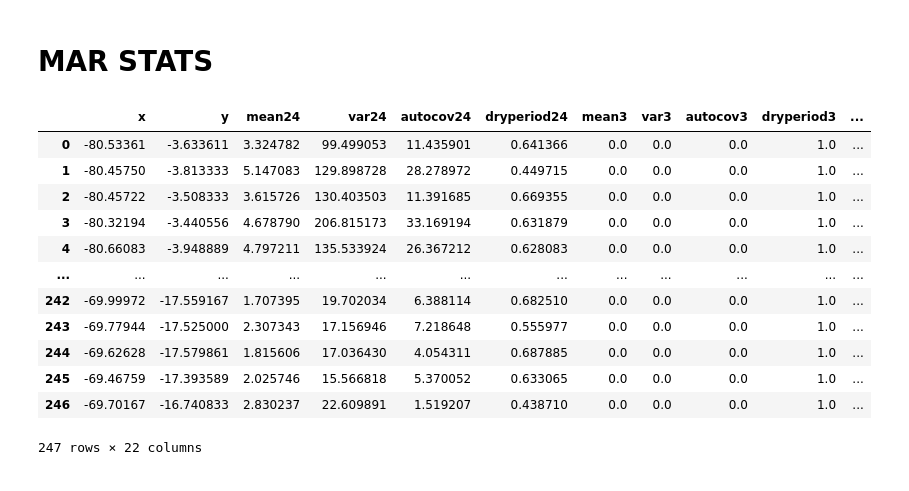
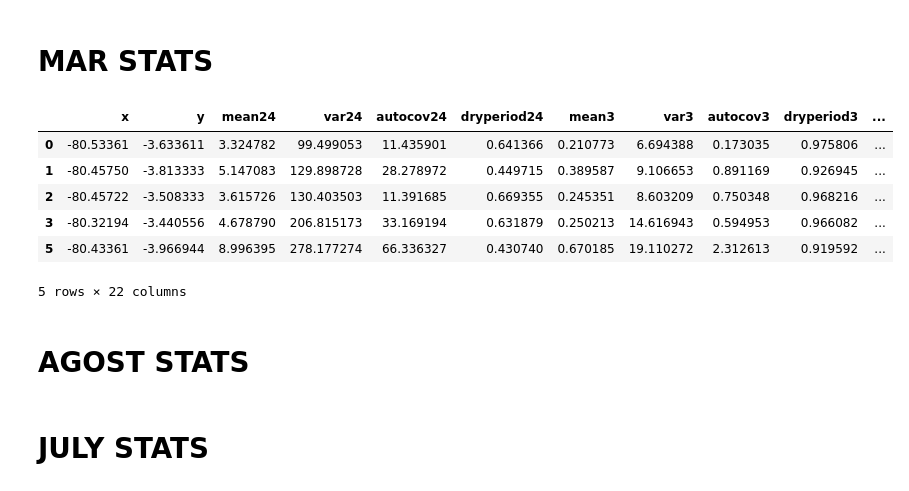
Before and after one commit to JoseZevallosR/TrmmCorrection, a Jupyter notebook: code/TRMM_Correction.ipynb, the cells around one changed output. Cells and saved outputs as stored; diff of their text form; code cells hidden in the pictures.

```diff
--- a/code/TRMM_Correction.ipynb
+++ b/code/TRMM_Correction.ipynb
@@ -248,19 +235,17 @@ mar_sat_daily,mar_obs_daily,daily_dates=common_period(rng,3,obs_daily,mar_sat_da
 posiciones,mar_sat_daily,mar_obs_daily,mar_sat_hourly=filter_months_complete(0.8,mar_obs_daily,mar_sat_daily,posiciones,mar_sat_hourly)
 # %%
 mar_sat_hourly_corrected=bias_correction(mar_sat_daily,mar_obs_daily,mar_hourly_date,mar_sat_hourly,daily_dates)
-# %%
-stats_month(mar_sat_hourly,mar_obs_daily,posiciones)
-# %% [output]
-|  | x | y | mean24 | var24 | autocov24 | dryperiod24 | mean3 | var3 | autocov3 | dryperiod3 | ... |
-| 0 | -80.53361 | -3.633611 | 3.324782 | 99.499053 | 11.435901 | 0.641366 | 0.0 | 0.0 | 0.0 | 1.0 | ... |
-| 1 | -80.45750 | -3.813333 | 5.147083 | 129.898728 | 28.278972 | 0.449715 | 0.0 | 0.0 | 0.0 | 1.0 | ... |
-| 2 | -80.45722 | -3.508333 | 3.615726 | 130.403503 | 11.391685 | 0.669355 | 0.0 | 0.0 | 0.0 | 1.0 | ... |
-| 3 | -80.32194 | -3.440556 | 4.678790 | 206.815173 | 33.169194 | 0.631879 | 0.0 | 0.0 | 0.0 | 1.0 | ... |
-| 4 | -80.66083 | -3.948889 | 4.797211 | 135.533924 | 26.367212 | 0.628083 | 0.0 | 0.0 | 0.0 | 1.0 | ... |
-| ... | ... | ... | ... | ... | ... | ... | ... | ... | ... | ... | ... |
-| 242 | -69.99972 | -17.559167 | 1.707395 | 19.702034 | 6.388114 | 0.682510 | 0.0 | 0.0 | 0.0 | 1.0 | ... |
-| 243 | -69.77944 | -17.525000 | 2.307343 | 17.156946 | 7.218648 | 0.555977 | 0.0 | 0.0 | 0.0 | 1.0 | ... |
-| 244 | -69.62628 | -17.579861 | 1.815606 | 17.036430 | 4.054311 | 0.687885 | 0.0 | 0.0 | 0.0 | 1.0 | ... |
-| 245 | -69.46759 | -17.393589 | 2.025746 | 15.566818 | 5.370052 | 0.633065 | 0.0 | 0.0 | 0.0 | 1.0 | ... |
-| 246 | -69.70167 | -16.740833 | 2.830237 | 22.609891 | 1.519207 | 0.438710 | 0.0 | 0.0 | 0.0 | 1.0 | ... |
-247 rows × 22 columns
+# %%
+mar_stats=stats_month(mar_sat_hourly_corrected,mar_obs_daily,posiciones,month=3)
+mar_stats[mar_stats.iloc[:,2:]<0]=np.NaN
+mar_stats=mar_stats.dropna()
+# %%
+mar_stats.head()
+# %% [output]
+|  | x | y | mean24 | var24 | autocov24 | dryperiod24 | mean3 | var3 | autocov3 | dryperiod3 | ... |
+| 0 | -80.53361 | -3.633611 | 3.324782 | 99.499053 | 11.435901 | 0.641366 | 0.210773 | 6.694388 | 0.173035 | 0.975806 | ... |
+| 1 | -80.45750 | -3.813333 | 5.147083 | 129.898728 | 28.278972 | 0.449715 | 0.389587 | 9.106653 | 0.891169 | 0.926945 | ... |
+| 2 | -80.45722 | -3.508333 | 3.615726 | 130.403503 | 11.391685 | 0.669355 | 0.245351 | 8.603209 | 0.750348 | 0.968216 | ... |
+| 3 | -80.32194 | -3.440556 | 4.678790 | 206.815173 | 33.169194 | 0.631879 | 0.250213 | 14.616943 | 0.594953 | 0.966082 | ... |
+| 5 | -80.43361 | -3.966944 | 8.996395 | 278.177274 | 66.336327 | 0.430740 | 0.670185 | 19.110272 | 2.312613 | 0.919592 | ... |
+5 rows × 22 columns
@@ -266,0 +254,2 @@ stats_month(mar_sat_hourly,mar_obs_daily,posiciones)
+# %% [markdown]
+# AGOST STATS
@@ -266,0 +270,2 @@ stats_month(mar_sat_hourly,mar_obs_daily,posiciones)
+# %% [markdown]
+# JULY STATS
```
Also changed, not shown: parts of 19 cells of this notebook, 5 other files.
